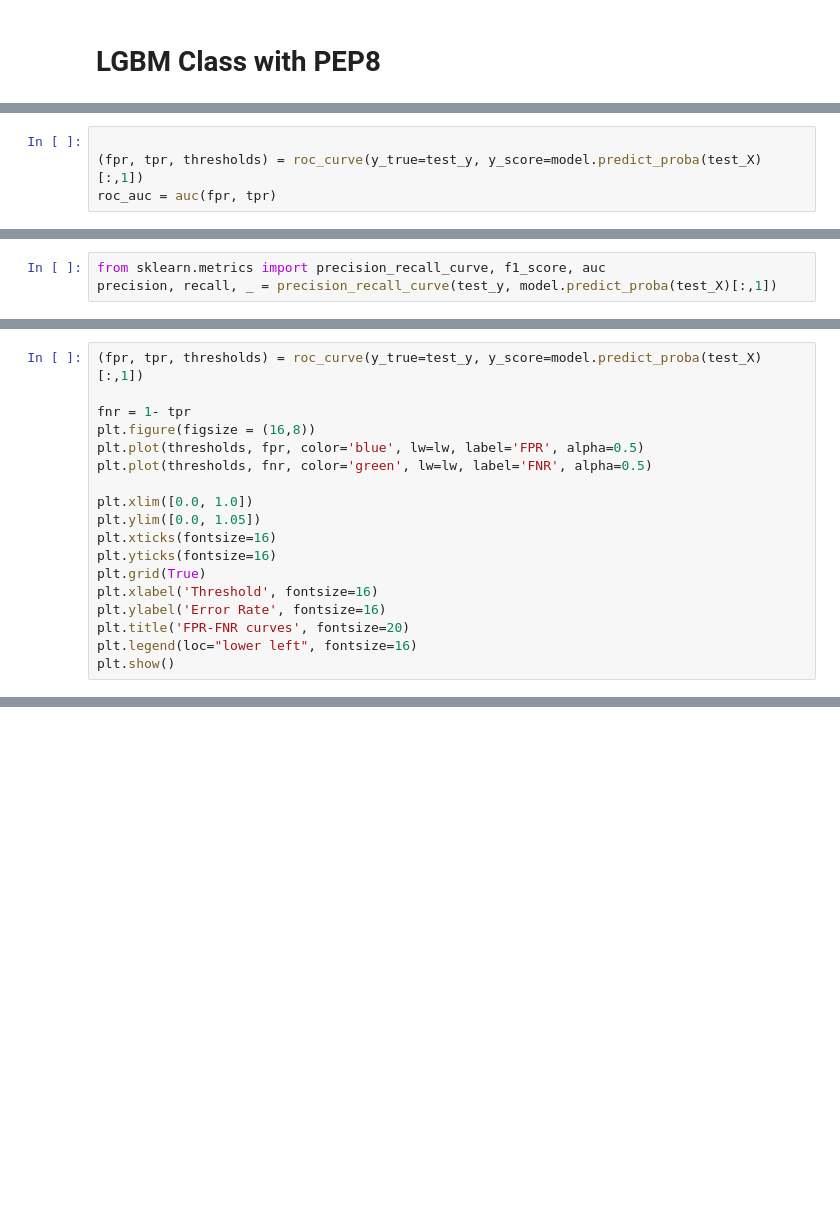
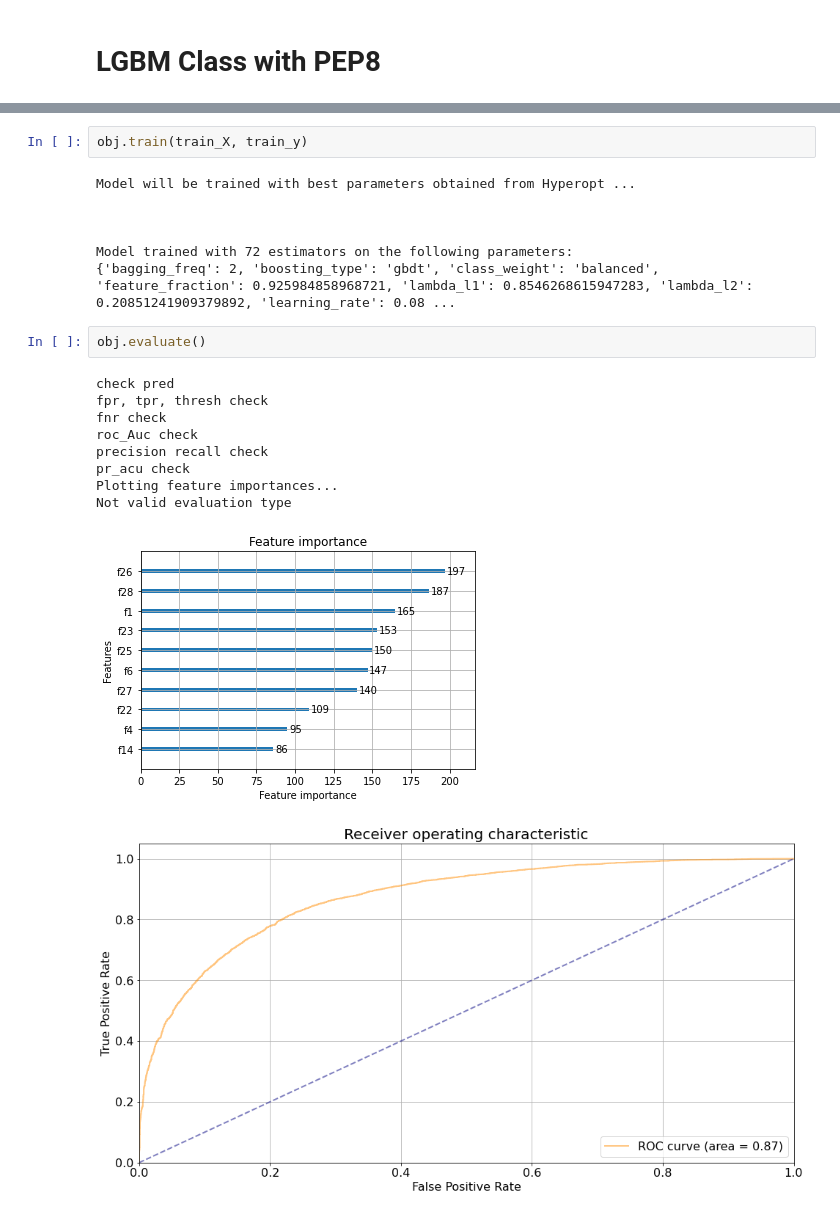
Before and after one commit to kshitijmamgain/ML-optimizations, a Jupyter notebook: notebooks/LGBM_Class.ipynb, the cells around one changed output, grey strips where cells are left out. Cells and saved outputs as stored; diff of their text form; blank space fills up the shorter version.

```diff
--- a/notebooks/LGBM_Class.ipynb
+++ b/notebooks/LGBM_Class.ipynb
@@ -893,4 +487,0 @@ from sklearn.metrics import auc, accuracy_score, roc_auc_score, roc_curve, confu
-# %%
-
-(fpr, tpr, thresholds) = roc_curve(y_true=test_y, y_score=model.predict_proba(test_X)[:,1])
-roc_auc = auc(fpr, tpr)
@@ -918,3 +487,0 @@ plt.show()
-# %%
-from sklearn.metrics import precision_recall_curve, f1_score, auc
-precision, recall, _ = precision_recall_curve(test_y, model.predict_proba(test_X)[:,1])
@@ -948,18 +487,0 @@ plt.legend(fontsize=16)
-# %%
-(fpr, tpr, thresholds) = roc_curve(y_true=test_y, y_score=model.predict_proba(test_X)[:,1])
-
-fnr = 1- tpr
-plt.figure(figsize = (16,8))
-plt.plot(thresholds, fpr, color='blue', lw=lw, label='FPR', alpha=0.5)
-plt.plot(thresholds, fnr, color='green', lw=lw, label='FNR', alpha=0.5)
-
-plt.xlim([0.0, 1.0])
-plt.ylim([0.0, 1.05])
-plt.xticks(fontsize=16)
-plt.yticks(fontsize=16)
-plt.grid(True)
-plt.xlabel('Threshold', fontsize=16)
-plt.ylabel('Error Rate', fontsize=16)
-plt.title('FPR-FNR curves', fontsize=20)
-plt.legend(loc="lower left", fontsize=16)
-plt.show()
@@ -1011,0 +918,22 @@ Setting feature_perturbation = "tree_path_dependent" because no background data
+# %%
+obj.train(train_X, train_y)
+# %% [output]
+Model will be trained with best parameters obtained from Hyperopt ...
+
+
+
+Model trained with 72 estimators on the following parameters:
+{'bagging_freq': 2, 'boosting_type': 'gbdt', 'class_weight': 'balanced', 'feature_fraction': 0.925984858968721, 'lambda_l1': 0.8546268615947283, 'lambda_l2': 0.20851241909379892, 'learning_rate': 0.08 ...
+# %%
+obj.evaluate()
+# %% [output]
+check pred
+fpr, tpr, thresh check
+fnr check
+roc_Auc check
+precision recall check
+pr_acu check
+Plotting feature importances...
+Not valid evaluation type
+[figure, added]
+[figure, added]
```
Also changed, not shown: parts of 64 cells of this notebook, 1 other file.
